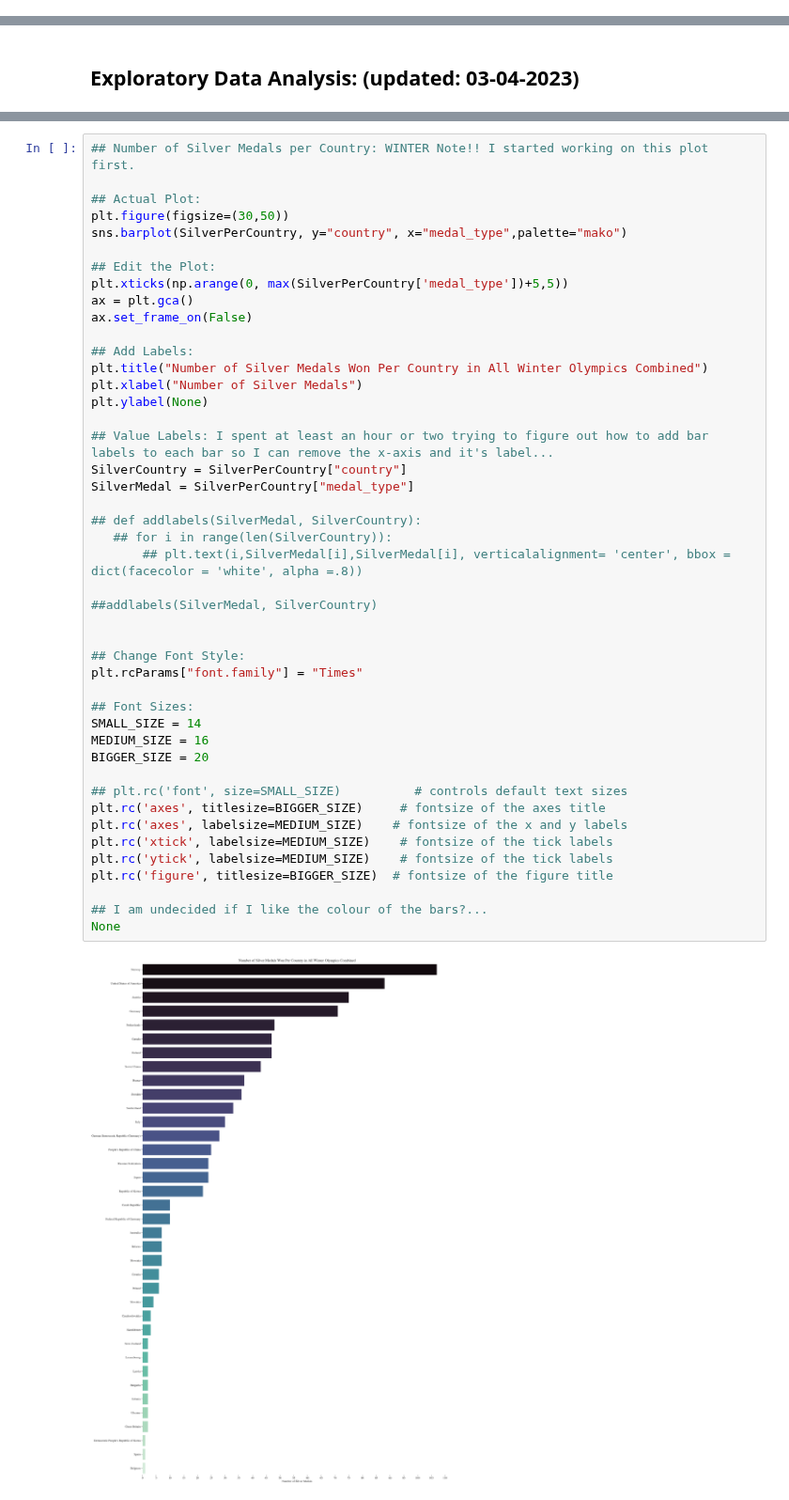
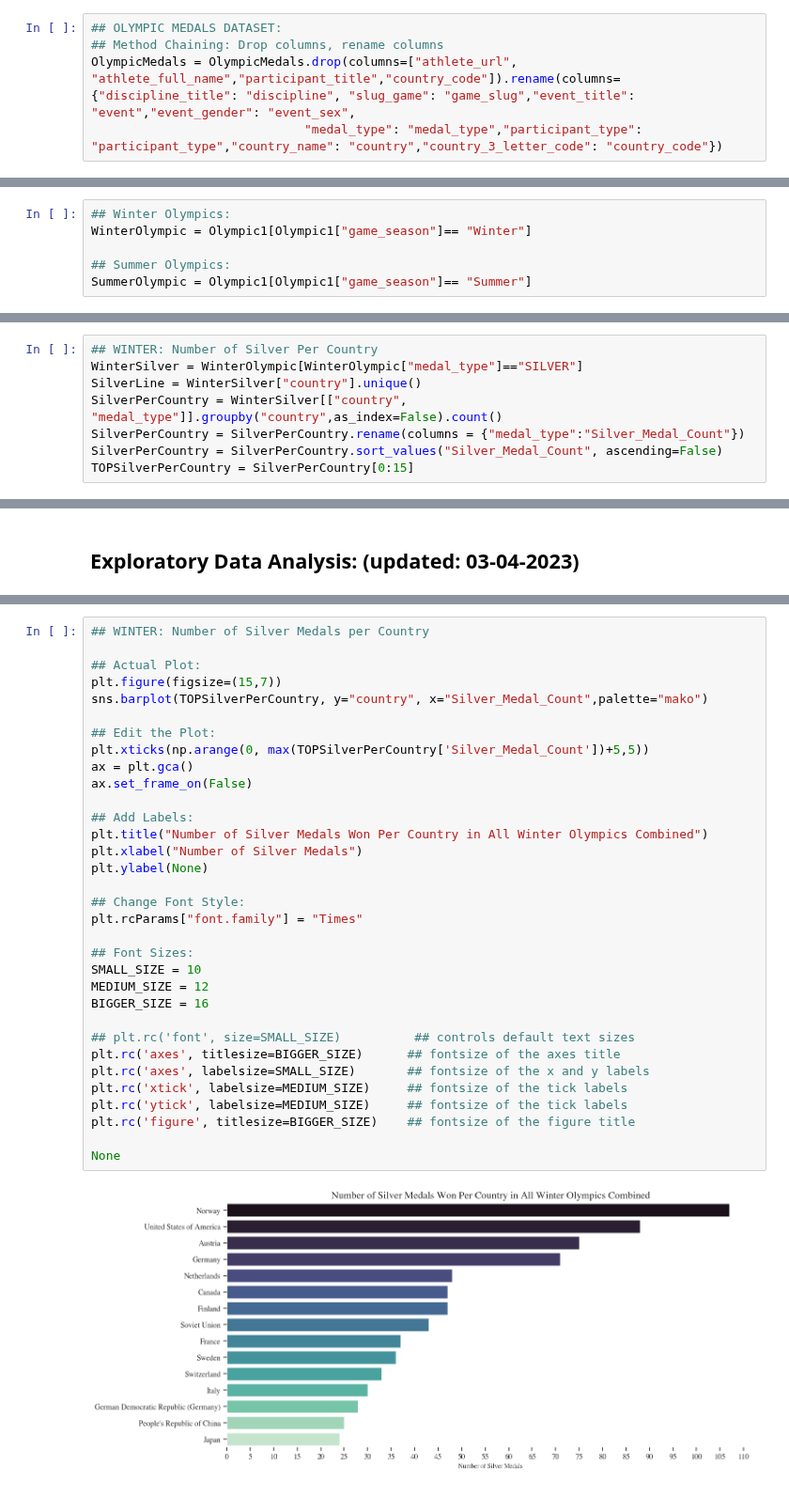
Before and after one commit to ubco-W2022T2-data301/project-group-group17, a Jupyter notebook: analysis/notebooks/analysis_cynthia.ipynb, the cells around one changed output, grey strips where cells are left out. Shown at 94% size. Cells and saved outputs as stored; diff of their text form.

```diff
--- a/analysis/notebooks/analysis_cynthia.ipynb
+++ b/analysis/notebooks/analysis_cynthia.ipynb
@@ -267,0 +55,5 @@ TotalPointsCountryS = TotalPointsCountry.sort_values("point_value", ascending=Fa
+# %%
+## OLYMPIC MEDALS DATASET:
+## Method Chaining: Drop columns, rename columns
+OlympicMedals = OlympicMedals.drop(columns=["athlete_url", "athlete_full_name","participant_title","country_code"]).rename(columns={"discipline_title": "discipline", "slug_game": "game_slug","event_title": "event","event_gender": "event_sex",
+                             "medal_type": "medal_type","participant_type": "participant_type","country_name": "country","country_3_letter_code": "country_code"})
@@ -267,0 +162,6 @@ TotalPointsCountryS = TotalPointsCountry.sort_values("point_value", ascending=Fa
+# %%
+## Winter Olympics:
+WinterOlympic = Olympic1[Olympic1["game_season"]== "Winter"]
+
+## Summer Olympics:
+SummerOlympic = Olympic1[Olympic1["game_season"]== "Summer"]
@@ -267,0 +176,8 @@ TotalPointsCountryS = TotalPointsCountry.sort_values("point_value", ascending=Fa
+# %%
+## WINTER: Number of Silver Per Country
+WinterSilver = WinterOlympic[WinterOlympic["medal_type"]=="SILVER"]
+SilverLine = WinterSilver["country"].unique()
+SilverPerCountry = WinterSilver[["country", "medal_type"]].groupby("country",as_index=False).count()
+SilverPerCountry = SilverPerCountry.rename(columns = {"medal_type":"Silver_Medal_Count"})
+SilverPerCountry = SilverPerCountry.sort_values("Silver_Medal_Count", ascending=False)
+TOPSilverPerCountry = SilverPerCountry[0:15]
@@ -306,48 +269,36 @@ None
 # %%
-## Number of Silver Medals per Country: WINTER Note!! I started working on this plot first.
+## WINTER: Number of Silver Medals per Country
 
 ## Actual Plot:
-plt.figure(figsize=(30,50))
-sns.barplot(SilverPerCountry, y="country", x="medal_type",palette="mako")
+plt.figure(figsize=(15,7))
+sns.barplot(TOPSilverPerCountry, y="country", x="Silver_Medal_Count",palette="mako")
 
 ## Edit the Plot:
-plt.xticks(np.arange(0, max(SilverPerCountry['medal_type'])+5,5))
+plt.xticks(np.arange(0, max(TOPSilverPerCountry['Silver_Medal_Count'])+5,5))
 ax = plt.gca()
 ax.set_frame_on(False)
 
 ## Add Labels:
 plt.title("Number of Silver Medals Won Per Country in All Winter Olympics Combined")
 plt.xlabel("Number of Silver Medals")
 plt.ylabel(None)
 
-## Value Labels: I spent at least an hour or two trying to figure out how to add bar labels to each bar so I can remove the x-axis and it's label...
-SilverCountry = SilverPerCountry["country"]
-SilverMedal = SilverPerCountry["medal_type"]
-
-## def addlabels(SilverMedal, SilverCountry):
-   ## for i in range(len(SilverCountry)):
-       ## plt.text(i,SilverMedal[i],SilverMedal[i], verticalalignment= 'center', bbox = dict(facecolor = 'white', alpha =.8))
-
-##addlabels(SilverMedal, SilverCountry)
-
-
 ## Change Font Style:
 plt.rcParams["font.family"] = "Times"
 
 ## Font Sizes:
-SMALL_SIZE = 14
-MEDIUM_SIZE = 16
-BIGGER_SIZE = 20
+SMALL_SIZE = 10
+MEDIUM_SIZE = 12
+BIGGER_SIZE = 16
 
-## plt.rc('font', size=SMALL_SIZE)          # controls default text sizes
-plt.rc('axes', titlesize=BIGGER_SIZE)     # fontsize of the axes title
-plt.rc('axes', labelsize=MEDIUM_SIZE)    # fontsize of the x and y labels
-plt.rc('xtick', labelsize=MEDIUM_SIZE)    # fontsize of the tick labels
-plt.rc('ytick', labelsize=MEDIUM_SIZE)    # fontsize of the tick labels
-plt.rc('figure', titlesize=BIGGER_SIZE)  # fontsize of the figure title
+## plt.rc('font', size=SMALL_SIZE)          ## controls default text sizes
+plt.rc('axes', titlesize=BIGGER_SIZE)      ## fontsize of the axes title
+plt.rc('axes', labelsize=SMALL_SIZE)       ## fontsize of the x and y labels
+plt.rc('xtick', labelsize=MEDIUM_SIZE)     ## fontsize of the tick labels
+plt.rc('ytick', labelsize=MEDIUM_SIZE)     ## fontsize of the tick labels
+plt.rc('figure', titlesize=BIGGER_SIZE)    ## fontsize of the figure title
 
-## I am undecided if I like the colour of the bars?...
 None
 # %% [output]
-[figure, old version]
+[figure, new version]
 # %%
```
Also changed, not shown: parts of 60 cells of this notebook.
